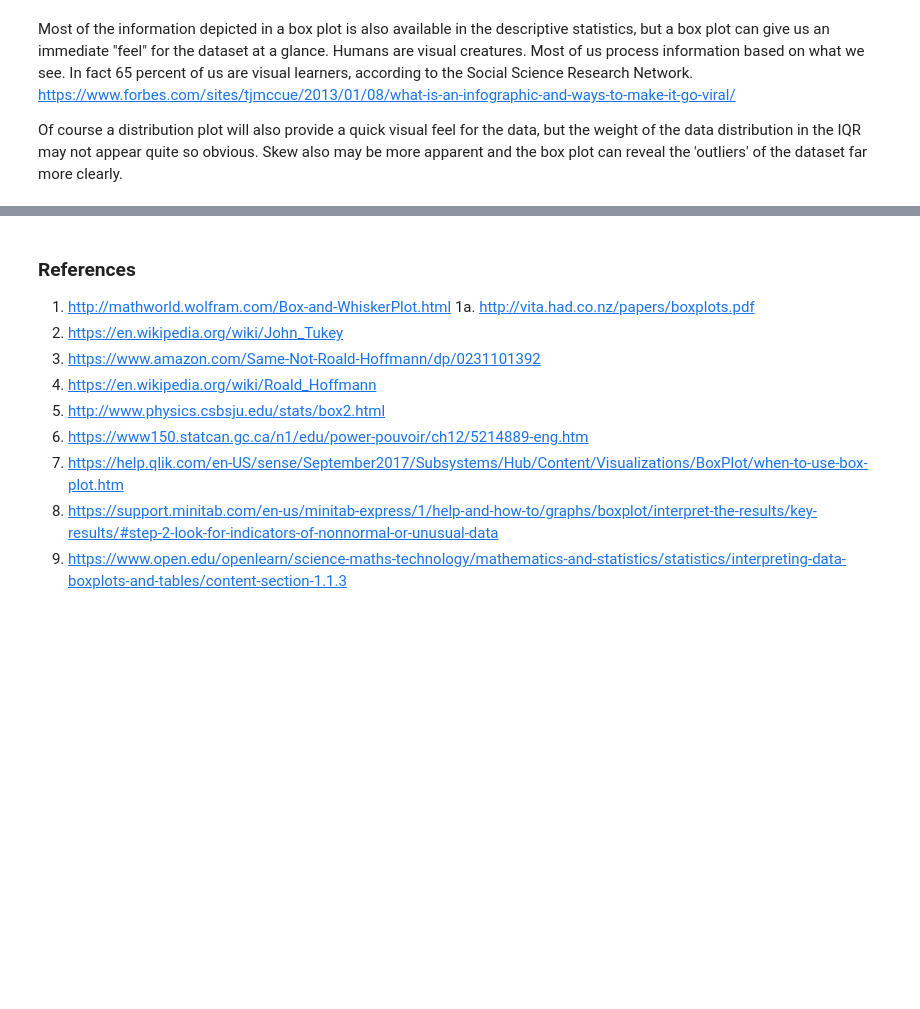
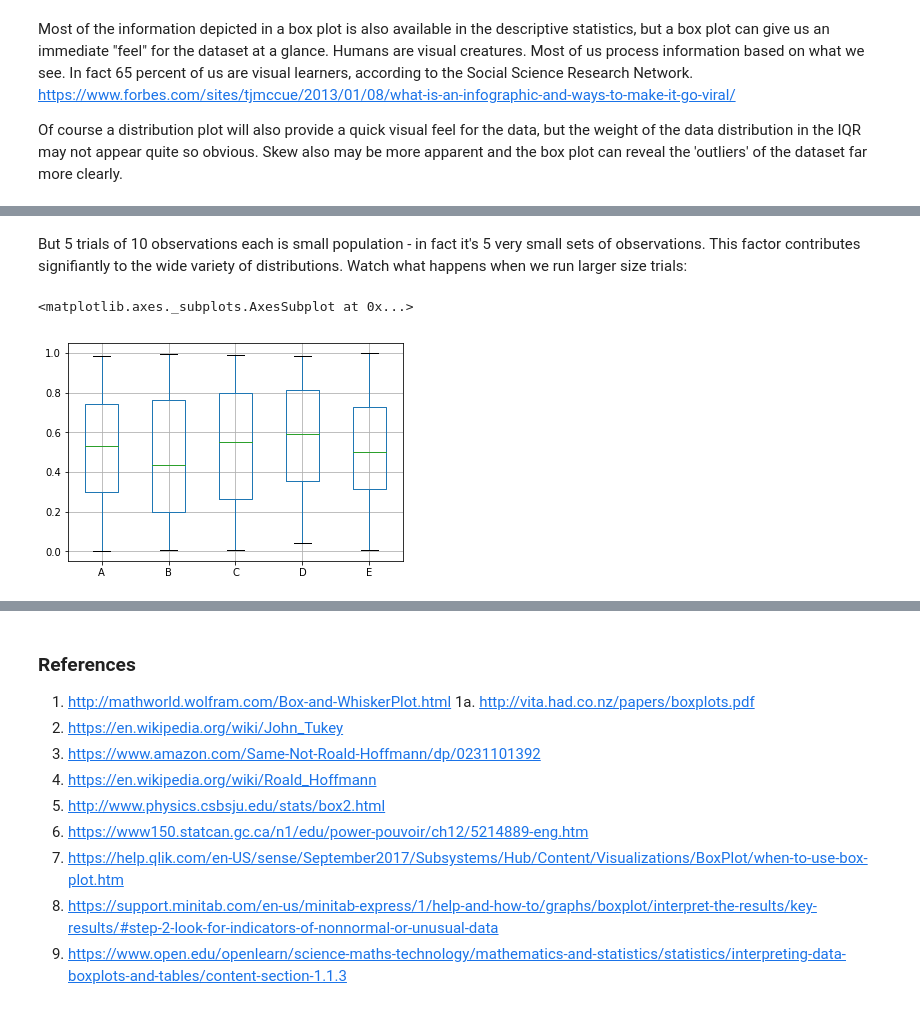
Before and after one commit to Aqua5lad/FDA-Dec-Project, a Jupyter notebook: FDA Project Dec 2018.ipynb, the cells around one changed output, grey strips where cells are left out. Cells and saved outputs as stored; diff of their text form; code cells hidden in the pictures; blank space fills up the shorter version.

```diff
--- a/FDA Project Dec 2018.ipynb
+++ b/FDA Project Dec 2018.ipynb
@@ -153,0 +175,9 @@ Of course a distribution plot will also provide a quick visual feel for the data
+# %% [markdown]
+But 5 trials of 10 observations each is small population - in fact it's 5 very small sets of observations. This factor contributes signifiantly to the wide variety of distributions. Watch what happens when we run larger size trials:
+# %%
+# Using Trial size of 100
+df1 = pd.DataFrame(np.random.rand(100, 5), columns=['A', 'B', 'C', 'D', 'E'])
+df1.boxplot()
+# %% [output]
+<matplotlib.axes._subplots.AxesSubplot at 0x...>
+[figure, added]
```
Also changed, not shown: parts of 14 cells of this notebook.
